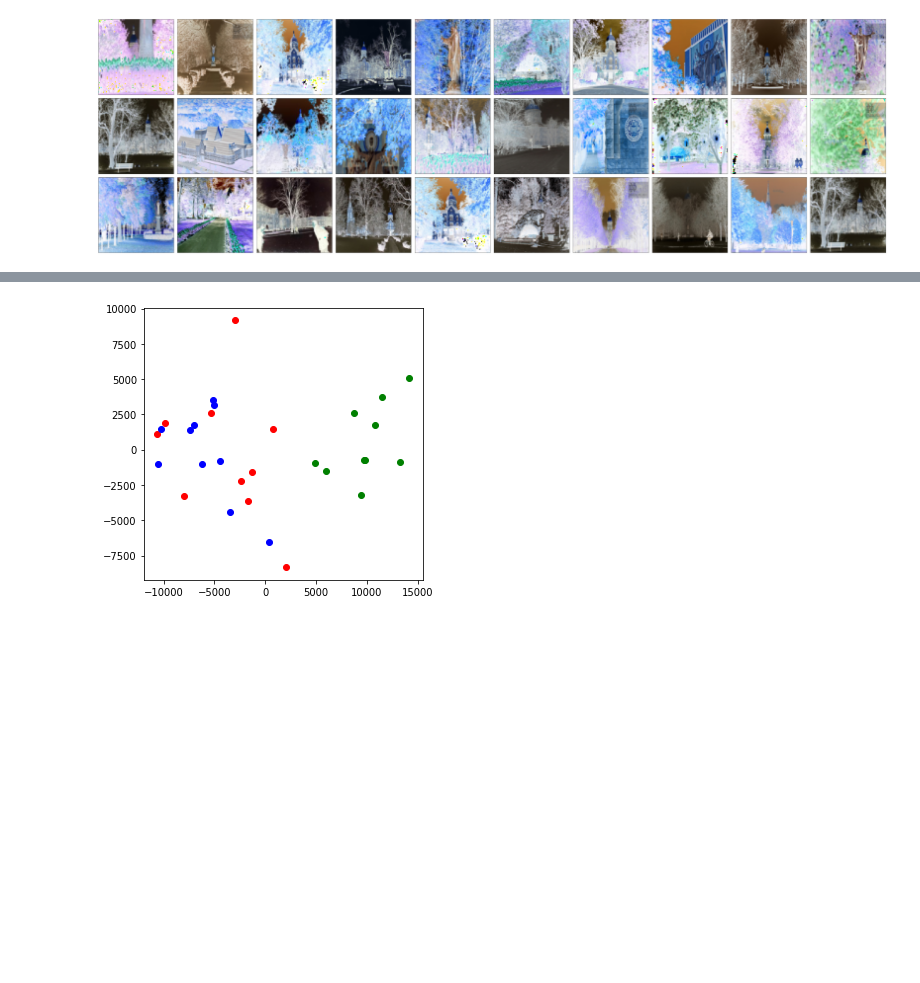
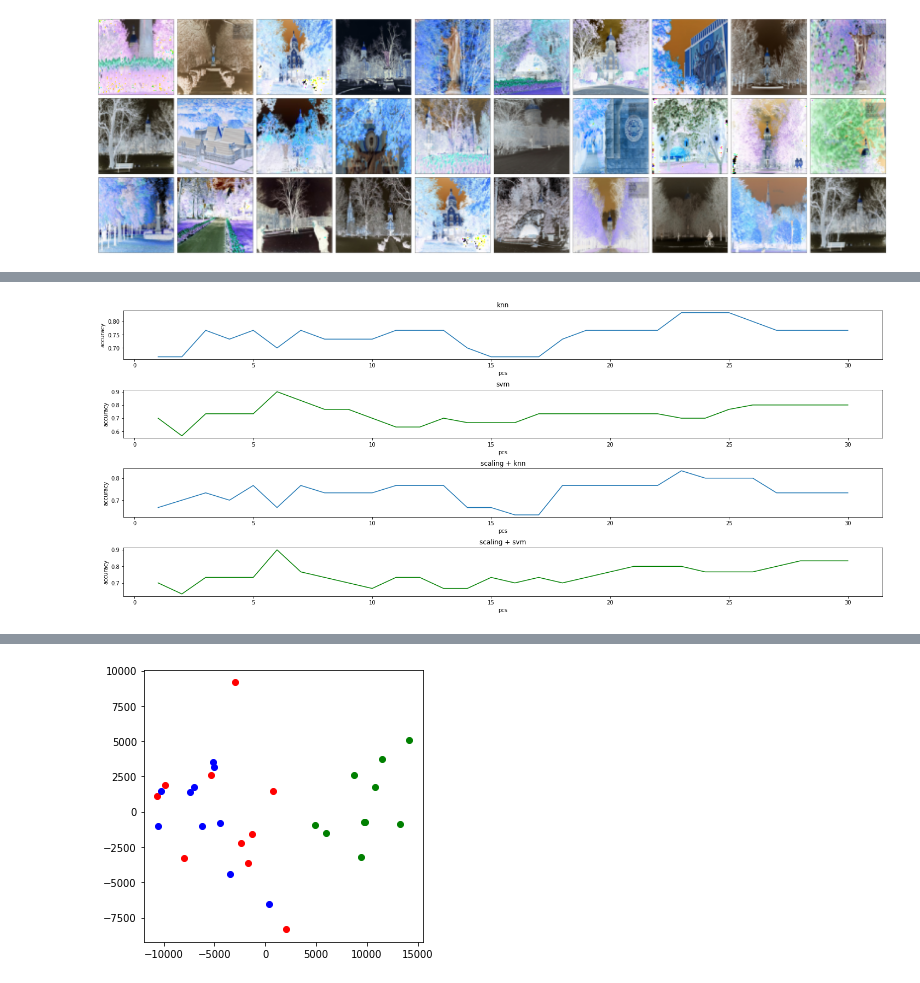
Before and after one commit to stratos1st/machine_learning_2020, a Jupyter notebook: Untitled.ipynb, the cells around one changed output, grey strips where cells are left out. Saved outputs shown, nothing was run; the diff lists cells and outputs as text; code cells hidden in the pictures; blank space fills up the shorter version.

```diff
--- a/Untitled.ipynb
+++ b/Untitled.ipynb
@@ -261,0 +255,87 @@ PCA;
+# %%
+#-------------------------------------------- no scaling
+# classifiers
+knn = KNeighborsClassifier(n_neighbors=1)
+svm = LinearSVC(dual=False)
+
+accuracies_knn = []
+accuracies_svm = []
+for components_par in range(1,31):
+    # pca
+    pca = PCA(n_components=components_par)
+    principalComponents = pca.fit_transform(data)
+
+    # knn
+    knn.fit(data_tmp, labels)
+    scores_knn = np.mean(cross_val_score(knn, principalComponents, labels, scoring='accuracy'))
+    accuracies_knn.append(scores_knn)
+
+    # svm
+    svm.fit(data_tmp, labels)
+    scores_svm = np.mean(cross_val_score(svm, principalComponents, labels, scoring='accuracy'))
+    accuracies_svm.append(scores_svm)
+
+# knn
+knn.fit(data, labels)
+scores_knn = np.mean(cross_val_score(knn, principalComponents, labels, scoring='accuracy'))
+accuracies_knn.append(scores_knn)
+
+# svm
+svm.fit(data, labels)
+scores_svm = np.mean(cross_val_score(svm, principalComponents, labels, scoring='accuracy'))
+accuracies_svm.append(scores_svm)
+
+fig, axs = plt.subplots(4, constrained_layout=True)
+plt.rcParams['figure.figsize'] = [20, 8]
+axs[0].set_title('knn')
+axs[0].set_xlabel('pcs')
+axs[0].set_ylabel('accuracy')
+axs[0].plot(range(1,31),accuracies_knn[:30])
+axs[1].set_title('svm')
+axs[1].set_xlabel('pcs')
+axs[1].set_ylabel('accuracy')
+axs[1].plot(range(1,31), accuracies_svm[:30], 'g-')
+
+#-------------------------------------------- with scaling
+# scale
+scaler = MinMaxScaler()
+data_tmp = scaler.fit_transform(data)
+
+accuracies_knn_scale = []
+accuracies_svm_scale = []
+for components_par in range(1,31):
+    # pca
+    pca = PCA(n_components=components_par)
+    principalComponents = pca.fit_transform(data_tmp)
+
+    # knn
+    knn.fit(data_tmp, labels)
+    scores_knn = np.mean(cross_val_score(knn, principalComponents, labels, scoring='accuracy'))
+    accuracies_knn_scale.append(scores_knn)
+
+    # svm
+    svm.fit(data_tmp, labels)
+    scores_svm = np.mean(cross_val_score(svm, principalComponents, labels, scoring='accuracy'))
+    accuracies_svm_scale.append(scores_svm)
+
+# knn
+knn.fit(data_tmp, labels)
+scores_knn = np.mean(cross_val_score(knn, principalComponents, labels, scoring='accuracy'))
+accuracies_knn_scale.append(scores_knn)
+
+# svm
+svm.fit(data_tmp, labels)
+scores_svm = np.mean(cross_val_score(svm, principalComponents, labels, scoring='accuracy'))
+accuracies_svm_scale.append(scores_svm)
+
+axs[2].set_title('scaling + knn')
+axs[2].set_xlabel('pcs')
+axs[2].set_ylabel('accuracy')
+axs[2].plot(range(1,31),accuracies_knn_scale[:30])
+axs[3].set_title('scaling + svm')
+axs[3].set_xlabel('pcs')
+axs[3].set_ylabel('accuracy')
+axs[3].plot(range(1,31), accuracies_svm_scale[:30], 'g-')
+plt.show()
+# %% [output]
+[figure, added]
```
Also changed, not shown: parts of 15 cells of this notebook.
